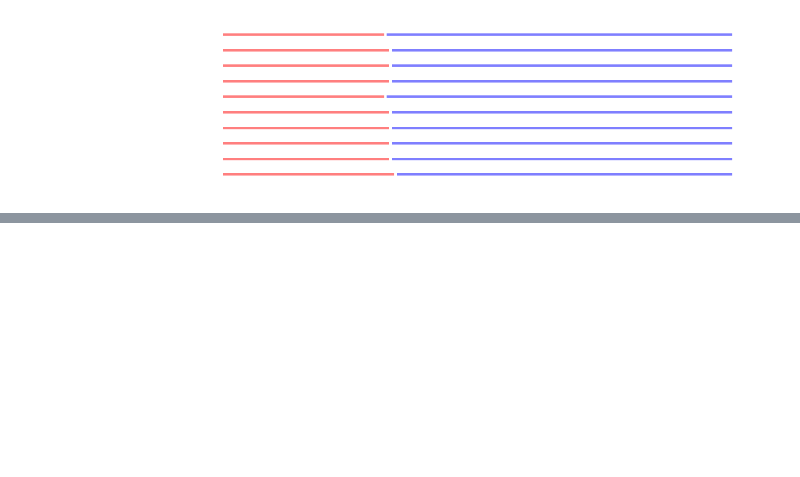
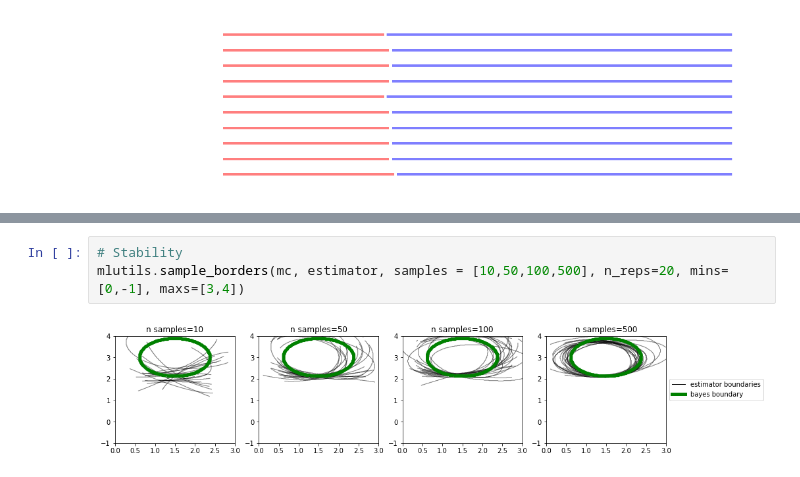
Before and after one commit to sivico26/ML-biocomp, a Jupyter notebook: notebooks/lectures/lect1-introduction.ipynb, the cells around one changed output, grey strips where cells are left out. Cells and saved outputs as stored; diff of their text form; blank space fills up the shorter version.

```diff
--- a/notebooks/lectures/lect1-introduction.ipynb
+++ b/notebooks/lectures/lect1-introduction.ipynb
@@ -131,0 +182,5 @@ show_1D_dataset_samples(10000, d1, d2, dot_alpha=.001)
+# %%
+# Stability
+mlutils.sample_borders(mc, estimator, samples = [10,50,100,500], n_reps=20, mins=[0,-1], maxs=[3,4])
+# %% [output]
+[figure, added]
```
Also changed, not shown: parts of 20 cells of this notebook, 3 other files.
